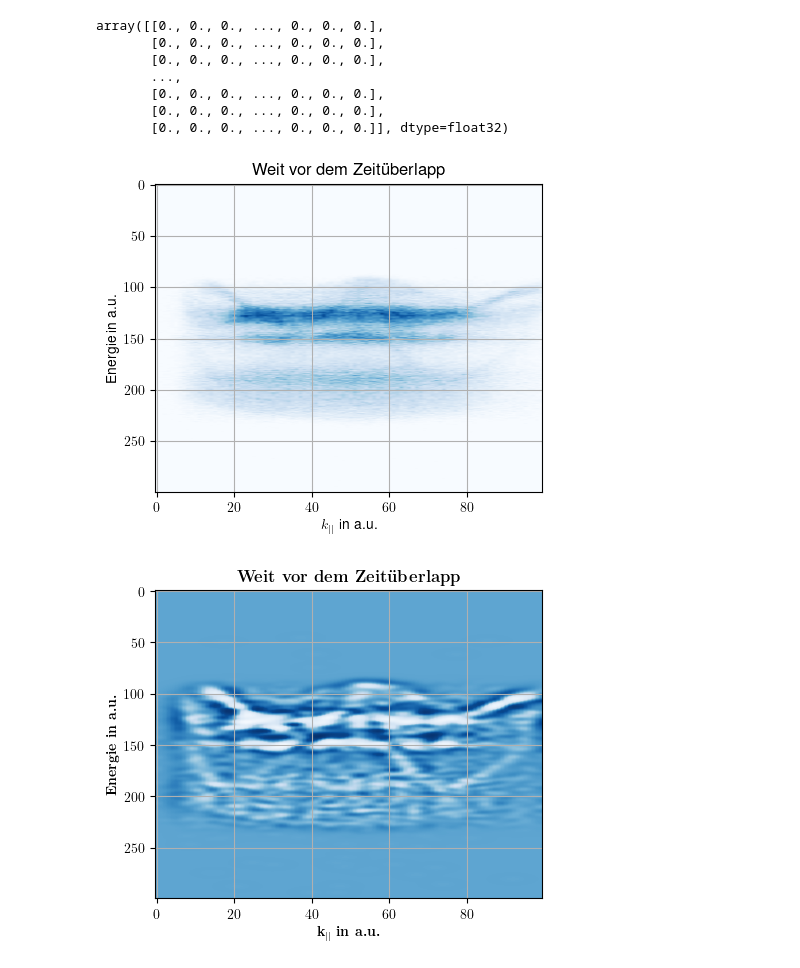
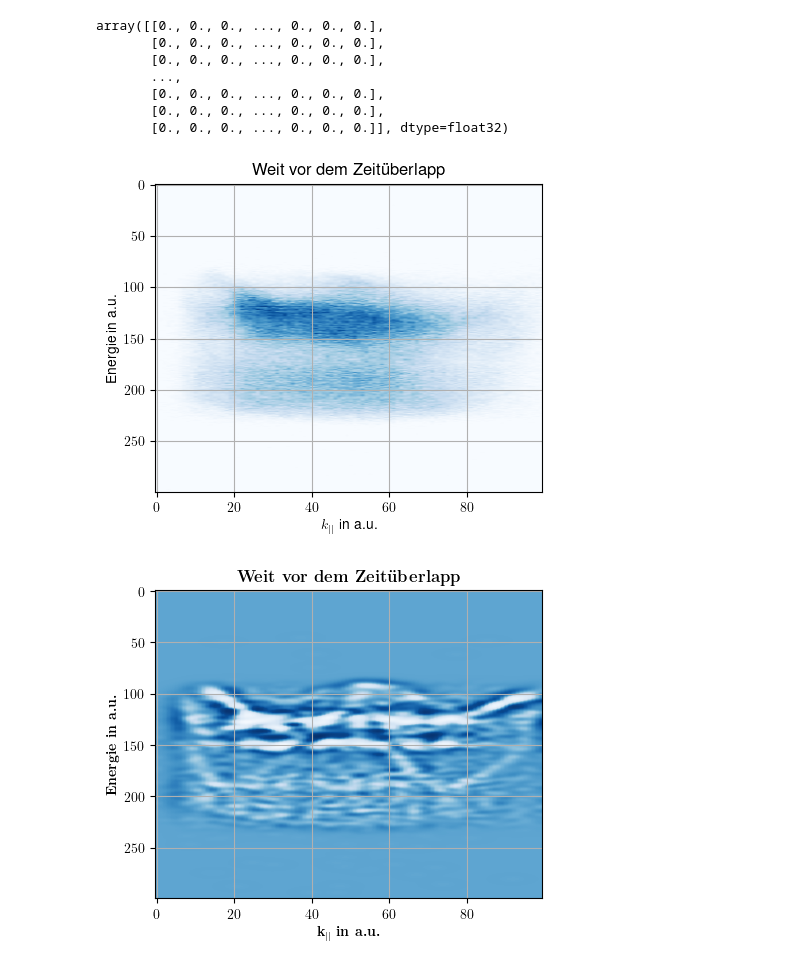
Before and after one commit to RicemanBoy/NM-Code-for-Excercises, a Jupyter notebook: Forschungsarbeit 1/plot.ipynb, the cells around one changed output. Cells and saved outputs as stored; diff of their text form; code cells hidden in the pictures.

```diff
--- a/Forschungsarbeit 1/plot.ipynb
+++ b/Forschungsarbeit 1/plot.ipynb
@@ -60,21 +60,21 @@ array([[0., 0., 0., ..., 0., 0., 0.],
 # %%
 arg_imshow = dict(cmap='Blues')
 
 plt.rcParams['text.usetex'] = True
 
 #######################################################################################################################
 # Plot structure 1 Ek
 #######################################################################################################################
 #plt.figure()
 fig, ax = plt.subplots(figsize=(5,4))
-ax.imshow(data_ek_2151, **arg_imshow, aspect="auto")
+ax.imshow(data_ek_1921, **arg_imshow, aspect="auto")
 ax.grid()
 ax.set_title("Weit vor dem Zeitüberlapp")
 ax.set_xlabel(r"$k_{||}$ in a.u.")
 ax.set_ylabel("Energie in a.u.")
 plt.show()
 # %% [output]
-[figure, old version]
+[figure, new version]
 # %%
 data_ek_2151_laplace = ndimage.gaussian_laplace(data_ek_2151,sigma = 2)
 
```
Also changed, not shown: parts of 2 cells of this notebook, 4 other files.
